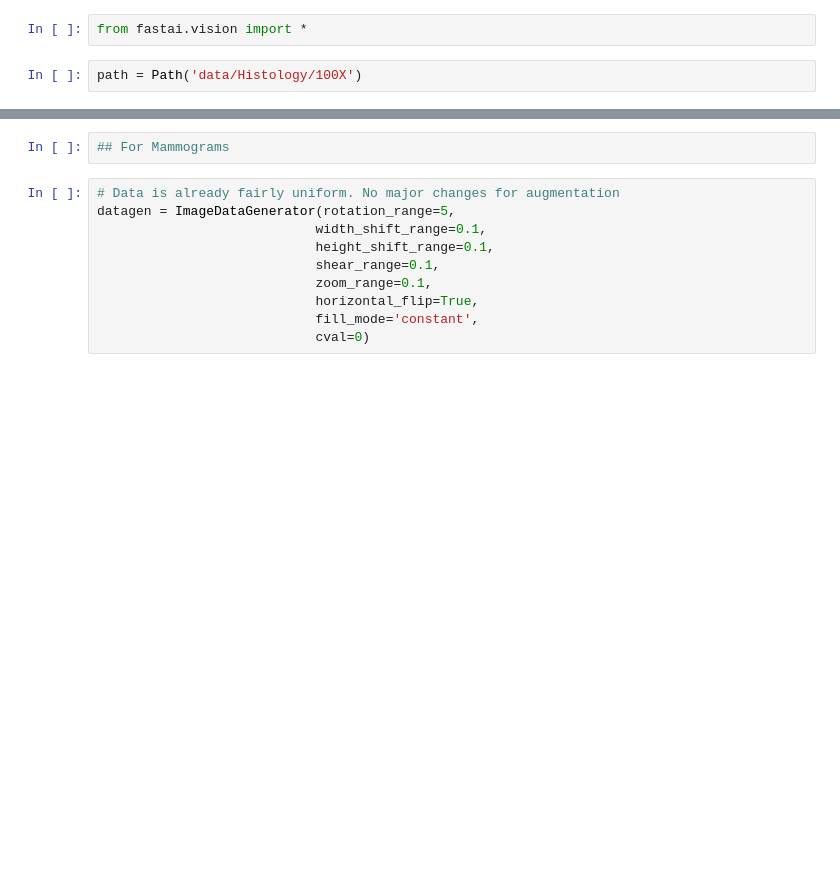
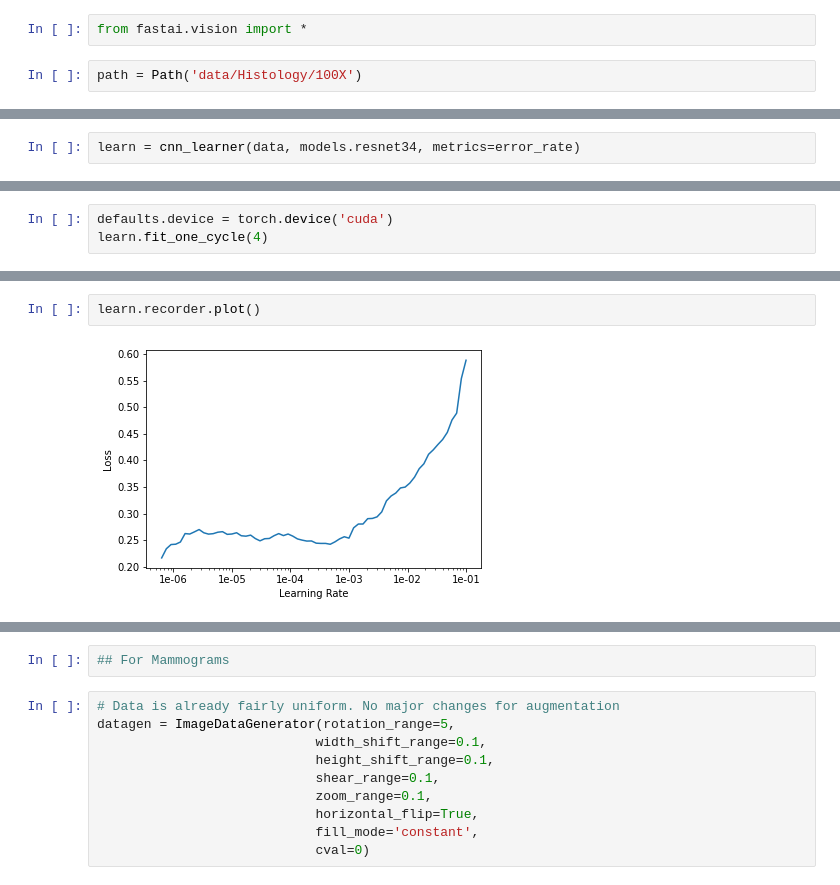
Before and after one commit to mkpetterson/cancer-prediction, a Jupyter notebook: notebooks/NeuralNetwork.ipynb, the cells around one changed output, grey strips where cells are left out. Drawn from its saved outputs; the diff is of its cells as text; blank space fills up the shorter version.

Commit message:
models working!

```diff
--- a/notebooks/NeuralNetwork.ipynb
+++ b/notebooks/NeuralNetwork.ipynb
@@ -202,0 +280,2 @@ malignant
+# %%
+learn = cnn_learner(data, models.resnet34, metrics=error_rate)
@@ -202,0 +284,3 @@ malignant
+# %%
+defaults.device = torch.device('cuda')
+learn.fit_one_cycle(4)
@@ -202,0 +305,4 @@ malignant
+# %%
+learn.recorder.plot()
+# %% [output]
+[figure, added]
```
Also changed, not shown: parts of 26 cells of this notebook, 5 other files.
